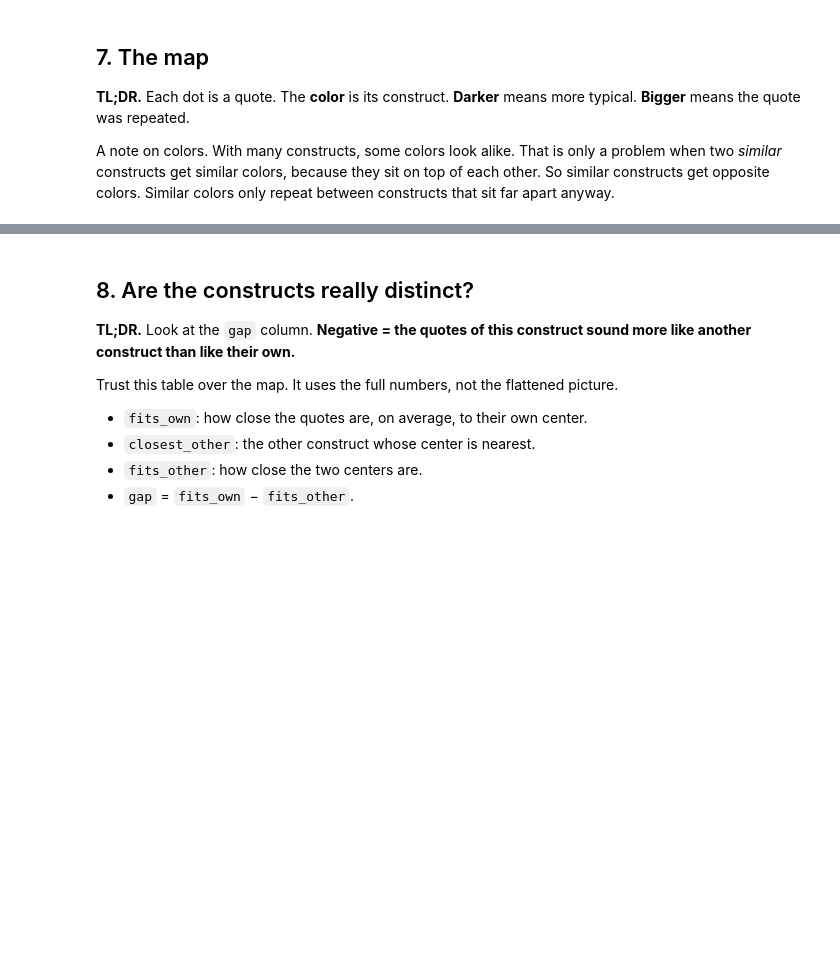
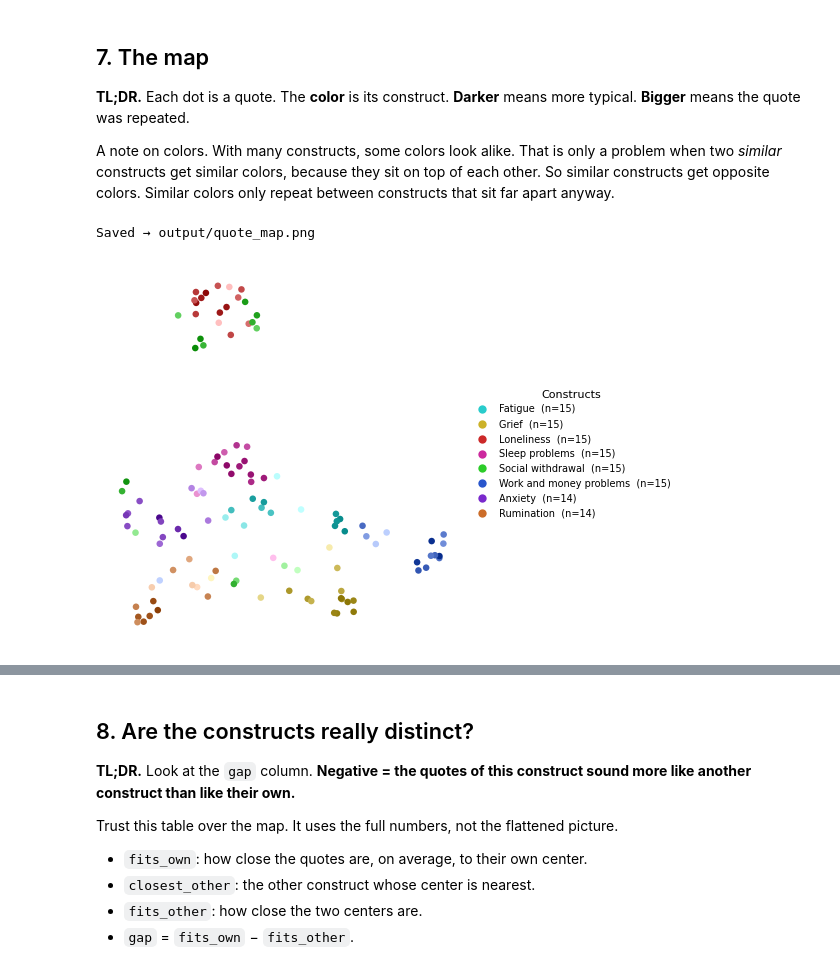
Before and after one commit to childmindresearch/llm_tracker, a Jupyter notebook: tutorials/embeddings_tutorial.ipynb, the cells around one changed output, grey strips where cells are left out. Drawn from its saved outputs; the diff is of its cells as text; code cells hidden in the pictures; blank space fills up the shorter version.

```diff
--- a/tutorials/embeddings_tutorial.ipynb
+++ b/tutorials/embeddings_tutorial.ipynb
@@ -400,11 +381,22 @@ def order_by_similarity(similarity: np.ndarray) -> np.ndarray:
 
 
 def pick_colors(order: np.ndarray) -> np.ndarray:
-    """Walk the line-up, jumping 137.5° around the color wheel at each step."""
-    hues = np.empty(len(order))
+    """Walk the line-up, jumping about 137.5° around the color wheel at each step.
+
+    The hues are evenly spaced (one every 360°/k), so no two constructs share a color.
+    The wheel is stretched so each slot looks different: plain hues waste a lot of room
+    on greens that all look alike.
+    """
+    k = len(order)
+    stride = max(1, round(k * 0.381966))  # 0.381966 of a turn = 137.5°
+    while gcd(stride, k) != 1:  # visit every slot once
+        stride += 1
+    hues = np.empty(k)
     for step, construct in enumerate(order):
-        hues[construct] = (step * 0.381966) % 1.0  # 0.381966 of a turn = 137.5°
-    return hues
+        hues[construct] = (step * stride % k) / k
+    #  red  orange  gold  green  cyan  blue  purple  magenta  (back to red)
+    wheel = [0.00, 0.07, 0.14, 0.33, 0.50, 0.62, 0.75, 0.88, 1.00]
+    return np.interp(hues, np.linspace(0, 1, len(wheel)), wheel)
 
 
 def shade(hue: float, typicality: np.ndarray) -> np.ndarray:
@@ -422,41 +414,45 @@ colored, greyed = largest_first[:TOPICS_TO_COLOR], largest_first[TOPICS_TO_COLOR
 
 picked = [names.index(n) for n in colored]
 hues = dict(zip(colored, pick_colors(
     order_by_similarity(construct_similarity[np.ix_(picked, picked)])
 )))
 
-figure, axes = plt.subplots(figsize=(13, 9))
+figure, axes = plt.subplots(figsize=(6, 4))
 if greyed:
     grey = np.isin(topics, greyed)
-    axes.scatter(position[grey, 0], position[grey, 1], s=8, c="#dcdcdc", linewidths=0)
+    axes.scatter(position[grey, 0], position[grey, 1], s=6, c="#dcdcdc", linewidths=0)
 
 legend = []
 for name in colored:
     rows = topics == name
     axes.scatter(
         position[rows, 0], position[rows, 1],
-        s=18 + 16 * np.log1p(results.loc[rows, "times_said"].to_numpy()),
+        s=14 + 12 * np.log1p(results.loc[rows, "times_said"].to_numpy()),
         c=shade(hues[name], typicality[rows]),
         linewidths=0,
     )
     legend.append(
-        Line2D([], [], marker="o", linestyle="", markersize=7, markeredgecolor="none",
+        Line2D([], [], marker="o", linestyle="", markersize=6, markeredgecolor="none",
                markerfacecolor=hsv_to_rgb([hues[name], 0.80, 0.80]),
                label=f"{name[:44]}  (n={counts[name]})")
     )
 
-note = f"Grey = constructs outside the largest {TOPICS_TO_COLOR}." if greyed else ""
-axes.set_title(
-    f"Each dot is a quote\nColor = construct; darker = more typical. {note}",
-    fontsize=11,
-)
+if greyed:
+    legend.append(
+        Line2D([], [], marker="o", linestyle="", markersize=6, markeredgecolor="none",
+               markerfacecolor="#dcdcdc", label=f"{len(greyed)} other constructs")
+    )
+
 axes.set_xticks([])
 axes.set_yticks([])
 for side in axes.spines.values():
     side.set_visible(False)
 axes.legend(handles=legend, loc="center left", bbox_to_anchor=(1.01, 0.5),
-            fontsize=8, frameon=False, title="Constructs", title_fontsize=9)
+            fontsize=7, frameon=False, title="Constructs", title_fontsize=8)
 figure.tight_layout()
-figure.savefig(output / "quote_map.png", dpi=200, bbox_inches="tight")
+figure.savefig(output / "quote_map.png", dpi=150, bbox_inches="tight")
 print(f"Saved → {output / 'quote_map.png'}")
 plt.show()
+# %% [output]
+Saved → output/quote_map.png
+[figure, added]
```
Also changed, not shown: parts of 19 cells of this notebook.
